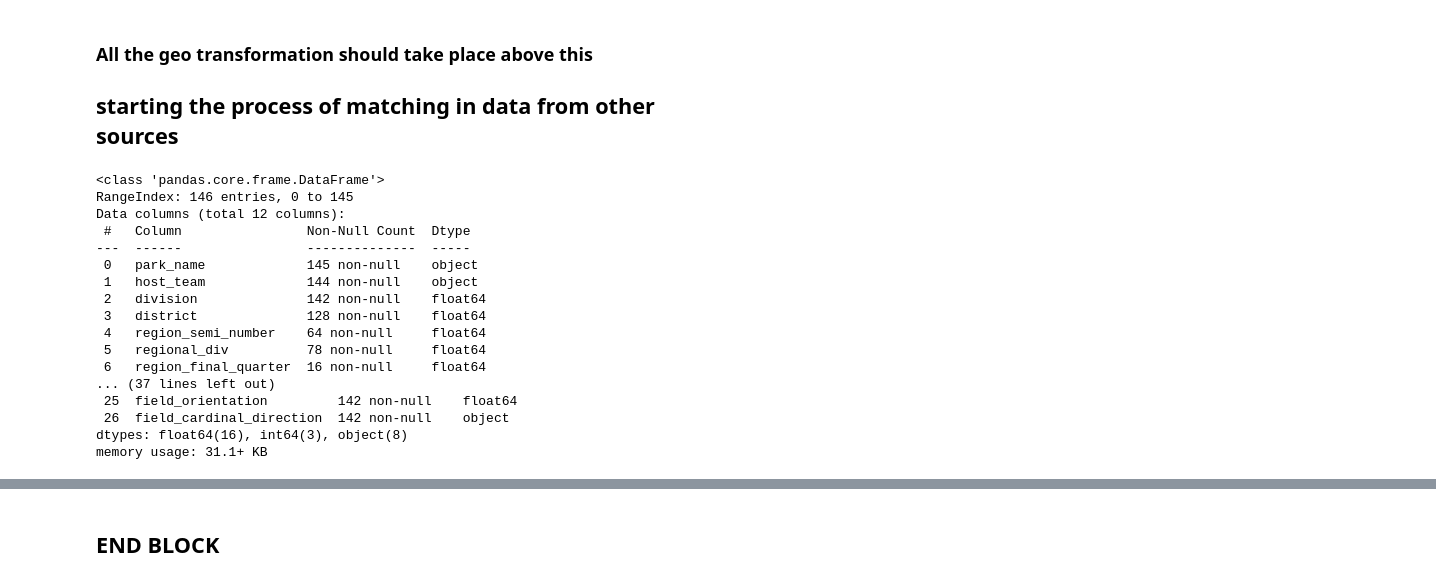
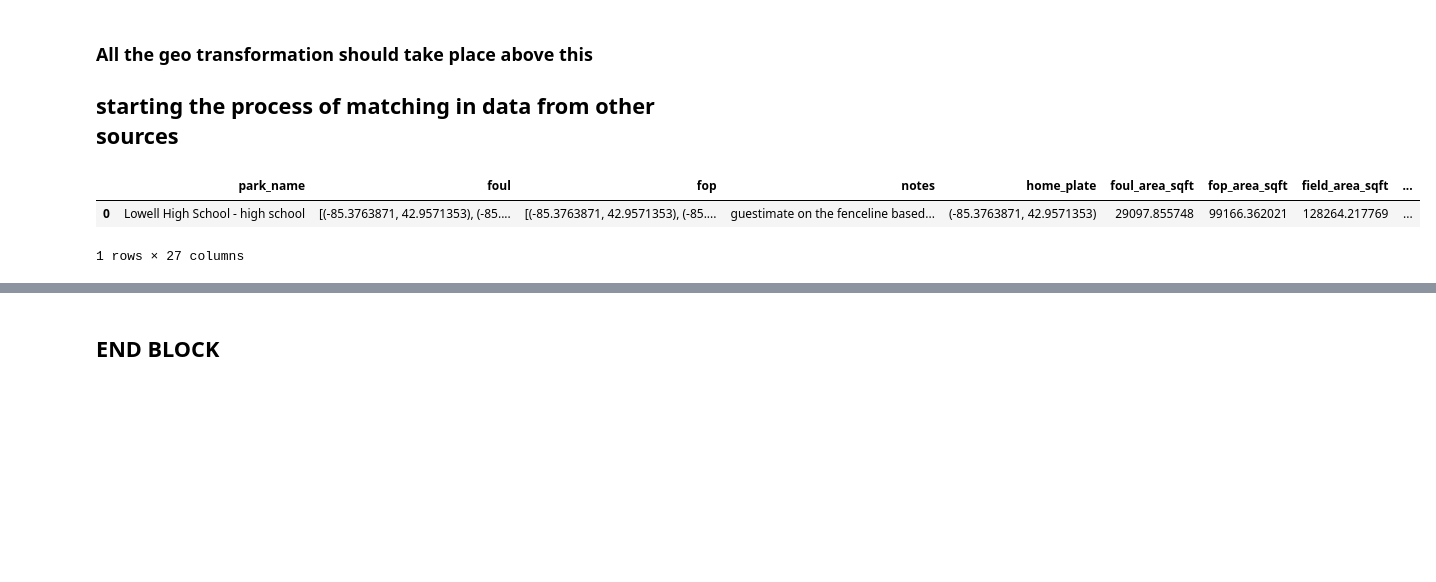
Before and after one commit to JSmith1826/BB_parks, a Jupyter notebook: mhsaa_etl.ipynb, the cells around one changed output, grey strips where cells are left out. Cells and saved outputs as stored; diff of their text form; code cells hidden in the pictures; blank space fills up the shorter version.

```diff
--- a/mhsaa_etl.ipynb
+++ b/mhsaa_etl.ipynb
@@ -374,27 +374,22 @@ host_df = df_hosts
 
 # # Merge the host team info with the field info
 # df_cleaned = df_cleaned.merge(df_hosts, on='host_team', how='left')
-# %%
-host_df.info()
-park_df.info()
-# %% [output]
-<class 'pandas.core.frame.DataFrame'>
-RangeIndex: 146 entries, 0 to 145
-Data columns (total 12 columns):
- #   Column                Non-Null Count  Dtype
----  ------                --------------  -----
- 0   park_name             145 non-null    object
- 1   host_team             144 non-null    object
- 2   division              142 non-null    float64
- 3   district              128 non-null    float64
- 4   region_semi_number    64 non-null     float64
- 5   regional_div          78 non-null     float64
- 6   region_final_quarter  16 non-null     float64
-... (37 lines left out)
- 25  field_orientation         142 non-null    float64
- 26  field_cardinal_direction  142 non-null    object
-dtypes: float64(16), int64(3), object(8)
-memory usage: 31.1+ KB
+# %%
+# host_df.info()
+
+## find the Lowell High School field
+host_df[host_df['park_name'] == 'Lowell High School - high school']
+
+
+
+# park_df.info()
+
+## find the Lowell High School field
+park_df[park_df['park_name'] == 'Lowell High School - high school']
+# %% [output]
+|  | park_name | foul | fop | notes | home_plate | foul_area_sqft | fop_area_sqft | field_area_sqft | ... |
+| 0 | Lowell High School - high school | [(-85.3763871, 42.9571353), (-85.... | [(-85.3763871, 42.9571353), (-85.... | guestimate on the fenceline based... | (-85.3763871, 42.9571353) | 29097.855748 | 99166.362021 | 128264.217769 | ... |
+1 rows × 27 columns
 # %%
 ### Simple Merge, should work because the park_name columns should match exactly
 ## Do not detroy any data
```
Also changed, not shown: parts of 15 cells of this notebook, 4 other files.
